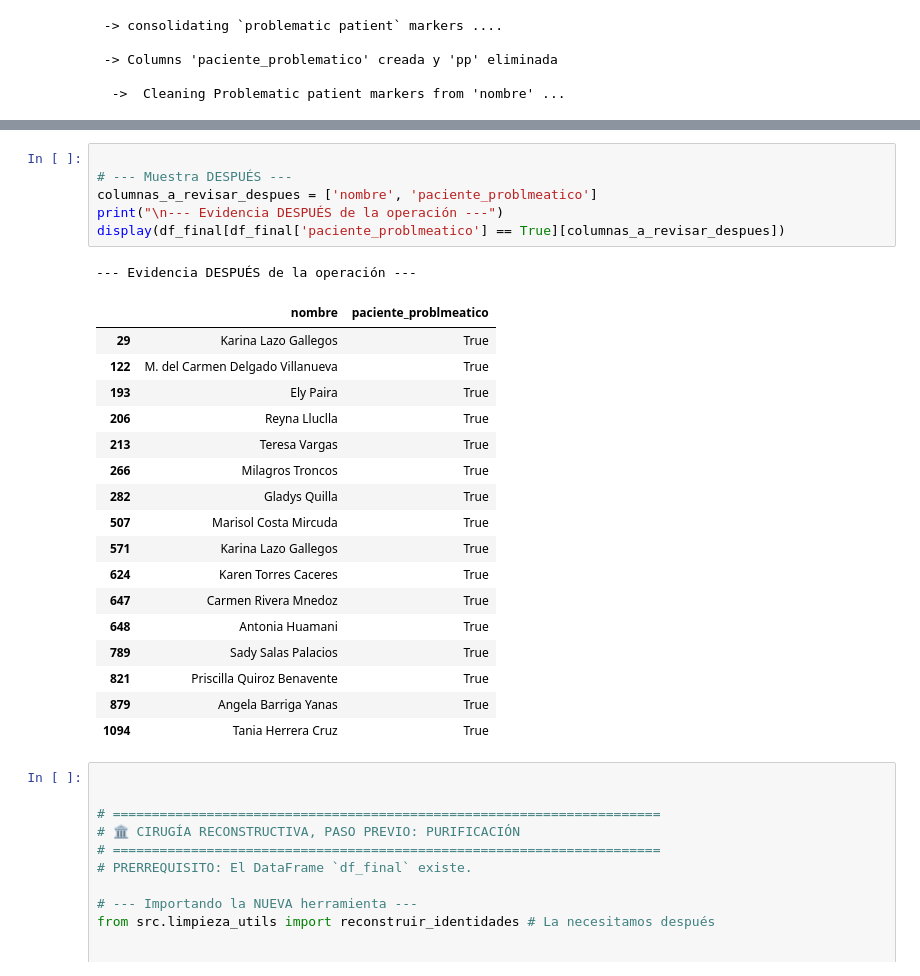
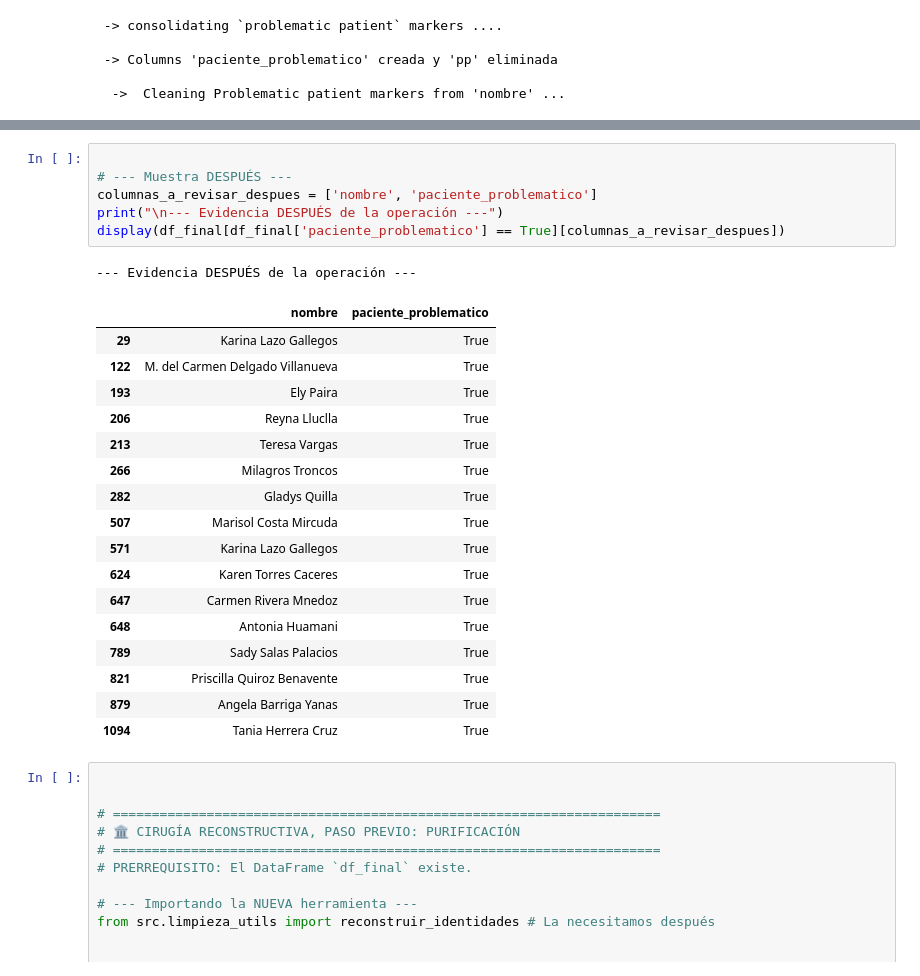
Before and after one commit to MiguelAAR10/clinica-prime-etl-pipeline, a Jupyter notebook: notebooks/etl_v2.ipynb, the cells around one changed output, grey strips where cells are left out. Cells and saved outputs as stored; diff of their text form.

```diff
--- a/notebooks/etl_v2.ipynb
+++ b/notebooks/etl_v2.ipynb
@@ -408,12 +408,12 @@ Index(['fecha', 'nombre', 'edad', 'teléfono', 'dni', 'sexo', 'nacimiento',
 # %%
 
 # --- Muestra DESPUÉS ---
-columnas_a_revisar_despues = ['nombre', 'paciente_problmeatico']
+columnas_a_revisar_despues = ['nombre', 'paciente_problematico']
 print("\n--- Evidencia DESPUÉS de la operación ---")
-display(df_final[df_final['paciente_problmeatico'] == True][columnas_a_revisar_despues])
+display(df_final[df_final['paciente_problematico'] == True][columnas_a_revisar_despues])
 # %% [output]
 --- Evidencia DESPUÉS de la operación ---
-|  | nombre | paciente_problmeatico |
+|  | nombre | paciente_problematico |
 | 29 | Karina Lazo Gallegos | True |
 | 122 | M. del Carmen Delgado Villanueva | True |
 | 193 | Ely Paira | True |
```
Also changed, not shown: parts of 12 cells of this notebook.
